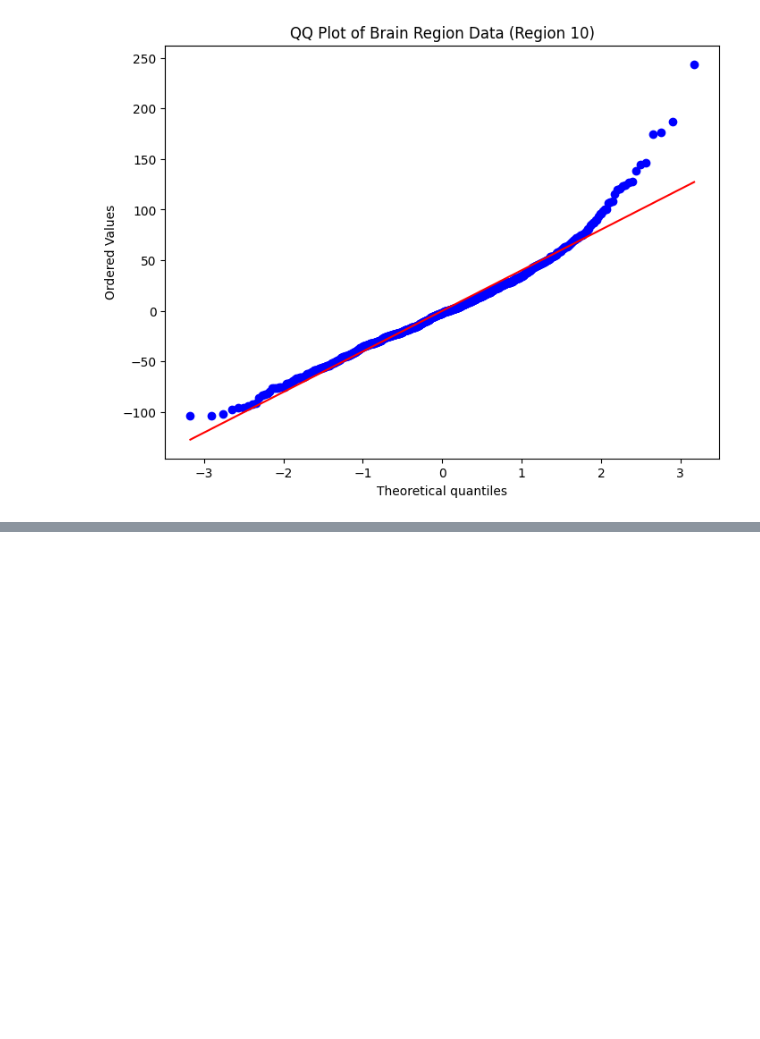
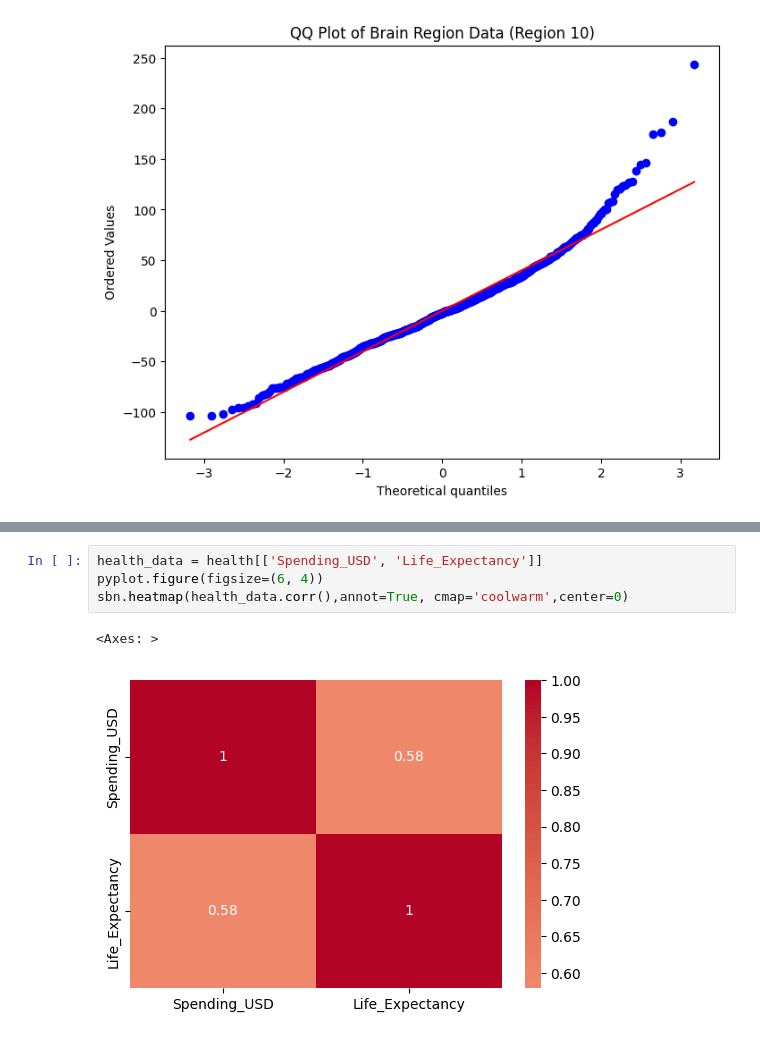
Before and after one commit to svgoudar/data_science_tutorial, a Jupyter notebook: Data_visualization.ipynb, the cells around one changed output, grey strips where cells are left out. Drawn from its saved outputs; the diff is of its cells as text; blank space fills up the shorter version.

```diff
--- a/Data_visualization.ipynb
+++ b/Data_visualization.ipynb
@@ -185,0 +219,7 @@ plt.show()
+# %%
+health_data = health[['Spending_USD', 'Life_Expectancy']]
+pyplot.figure(figsize=(6, 4))
+sbn.heatmap(health_data.corr(),annot=True, cmap='coolwarm',center=0)
+# %% [output]
+<Axes: >
+[figure, added]
```
Also changed, not shown: parts of 19 cells of this notebook.
